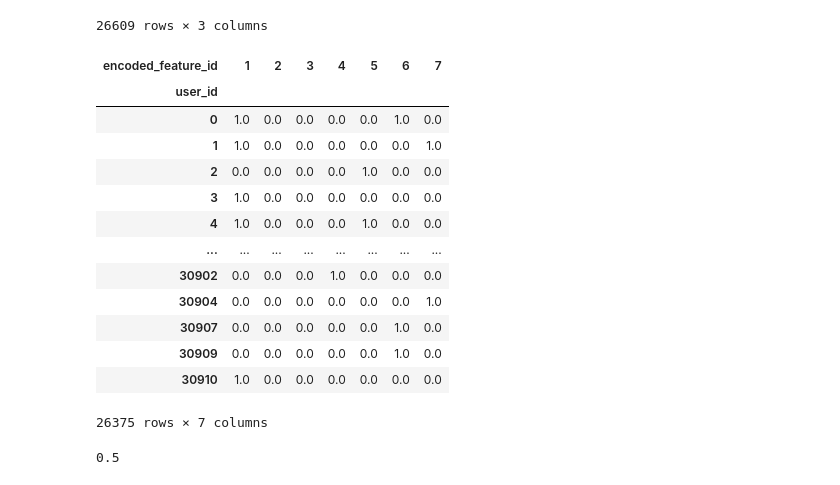
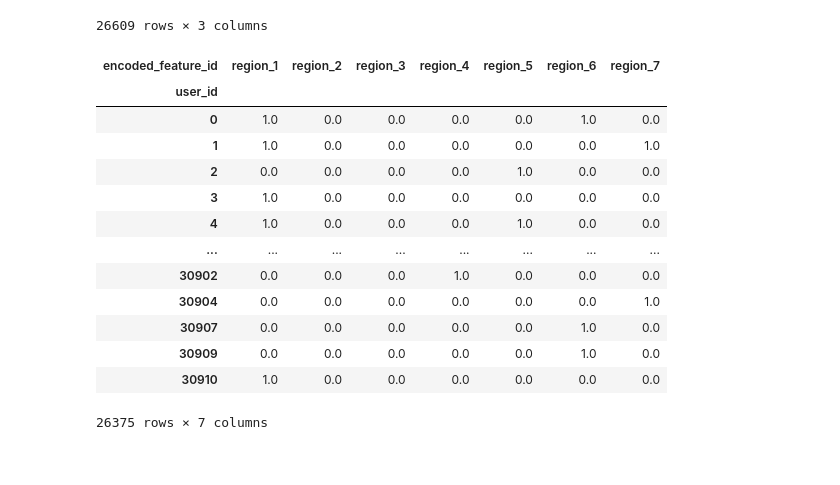
Before and after one commit to VitalyPetrov/goods-recommendations, a Jupyter notebook: goods-recsys.ipynb, the cells around one changed output. Cells and saved outputs as stored; diff of their text form; code cells hidden in the pictures.

```diff
--- a/goods-recsys.ipynb
+++ b/goods-recsys.ipynb
@@ -283,13 +285,18 @@ users_region
 # %%
 user_attributes = users_region.pivot(
     index='user_id',
     columns='encoded_feature_id',
     values='encoded_value'
 ).fillna(0.0)
 
+user_attributes.rename(
+    columns={idx: f'region_{idx}' for idx in user_attributes.columns},
+    inplace=True
+)
+
 user_attributes
 # %% [output]
-| encoded_feature_id | 1 | 2 | 3 | 4 | 5 | 6 | 7 |
+| encoded_feature_id | region_1 | region_2 | region_3 | region_4 | region_5 | region_6 | region_7 |
 | user_id |  |  |  |  |  |  |  |
 | 0 | 1.0 | 0.0 | 0.0 | 0.0 | 0.0 | 1.0 | 0.0 |
 | 1 | 1.0 | 0.0 | 0.0 | 0.0 | 0.0 | 0.0 | 1.0 |
@@ -303,9 +310,3 @@ user_attributes
 | 30909 | 0.0 | 0.0 | 0.0 | 0.0 | 0.0 | 1.0 | 0.0 |
 | 30910 | 1.0 | 0.0 | 0.0 | 0.0 | 0.0 | 0.0 | 0.0 |
 26375 rows × 7 columns
-# %%
-from scipy.spatial.distance import cosine
-
-cosine(user_attributes.loc[1], user_attributes.loc[0])
-# %% [output]
-0.5
```
Also changed, not shown: parts of 6 cells of this notebook, 2 other files.
